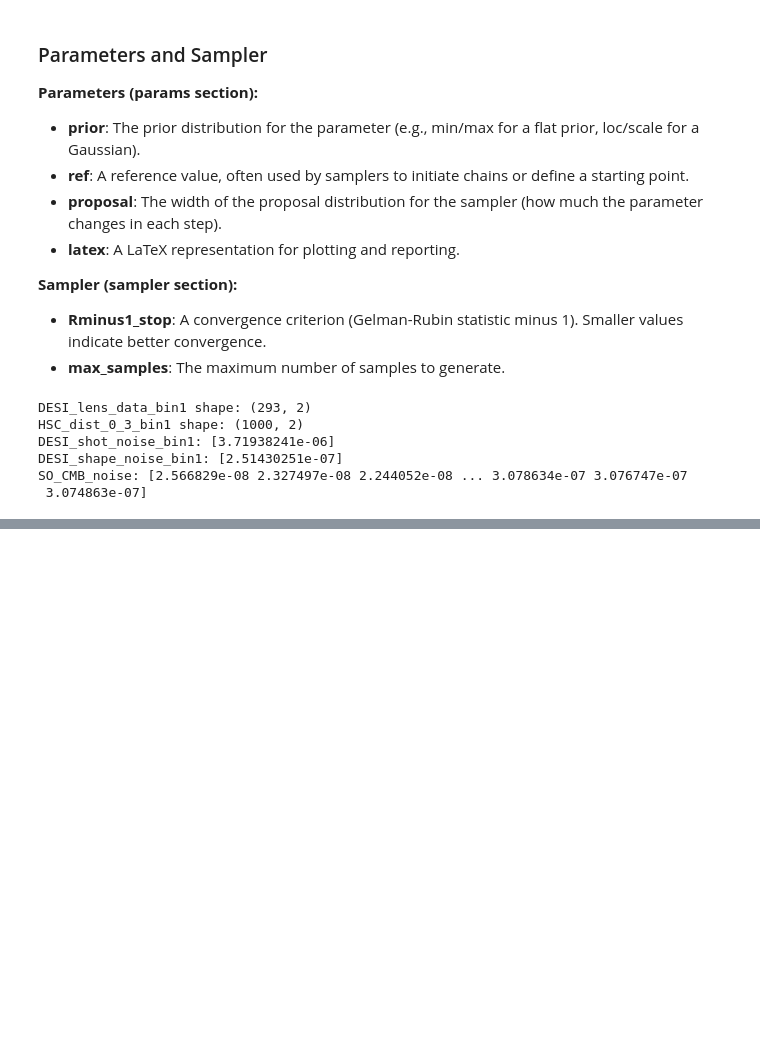
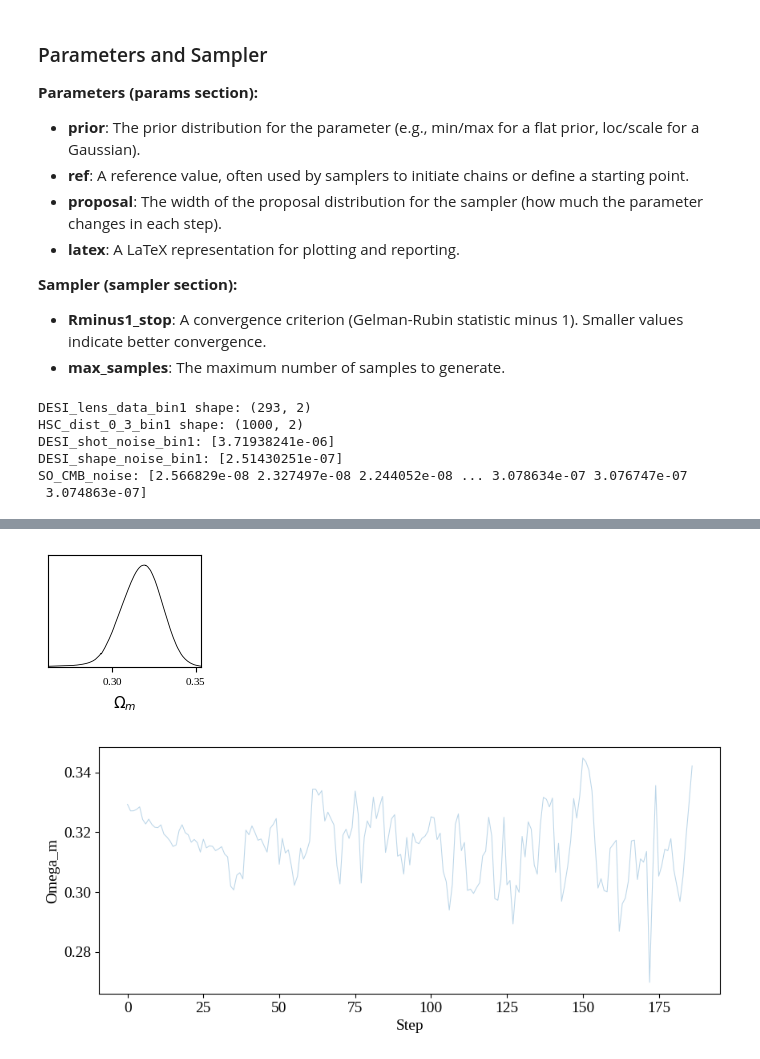
Before and after one commit to lia-lubit/DESIxSO, a Jupyter notebook: forecasting.ipynb, the cells around one changed output, grey strips where cells are left out. Cells and saved outputs as stored; diff of their text form; code cells hidden in the pictures; blank space fills up the shorter version.

```diff
--- a/forecasting.ipynb
+++ b/forecasting.ipynb
@@ -1827,14 +1156,25 @@ ax = plt.gca()
 # %%
+# plot distribution and trace
+
+# distribution
+samples = loadMCSamples("chains/cobaya_so_x_desi_forecast_bin1_omega_m_sigma8_version_w_noise")
+
+g = plots.get_subplot_plotter()
+g.plot_1d(samples, 'Omega_m')
+ax = plt.gca()
+
 # trace
-
-#chain = np.loadtxt("chains/cobaya_so_x_desi_forecast_bin1_omega_m.1.txt")
-
+plt.figure(figsize=(10, 4))
+chain = np.loadtxt("chains/cobaya_so_x_desi_forecast_bin1_omega_m_sigma8_version_w_noise.1.txt")
 omega_m = chain[:, 2]  # adjust index if Omega_m isn't first column
 
 burn = int(0.2 * len(omega_m))
 plt.plot(omega_m[burn:], alpha=0.3, linewidth=0.75)
 plt.xlabel("Step")
 plt.ylabel("Omega_m")
 plt.show()
 plt.show()
+# %% [output]
+[figure, added]
+[figure, added]
 # %%
```
Also changed, not shown: parts of 31 cells of this notebook, 4 other files.
